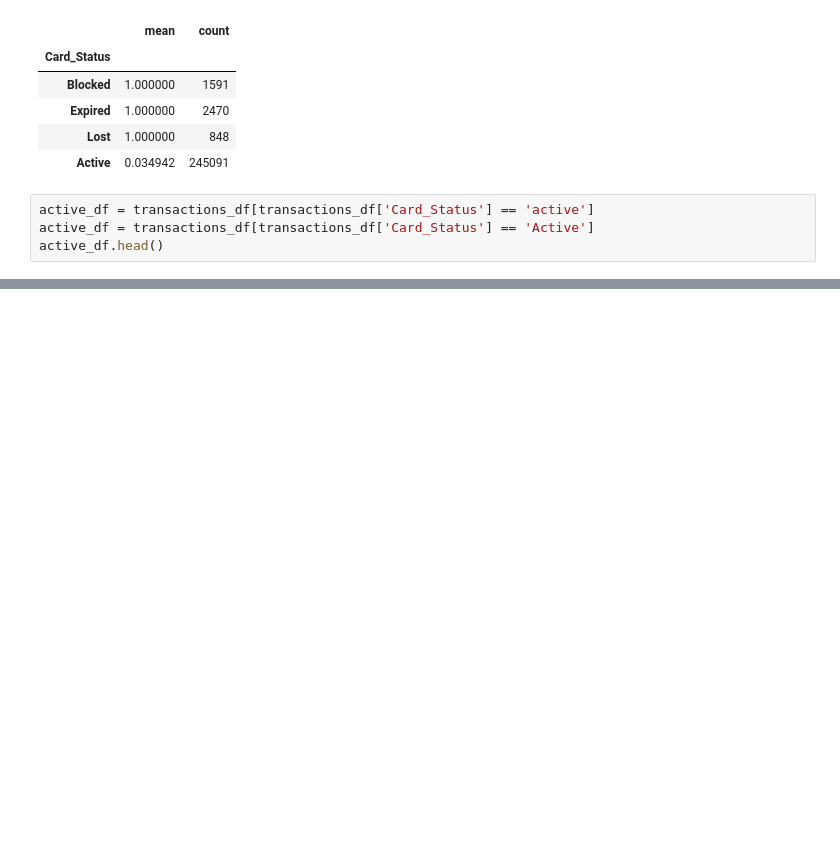
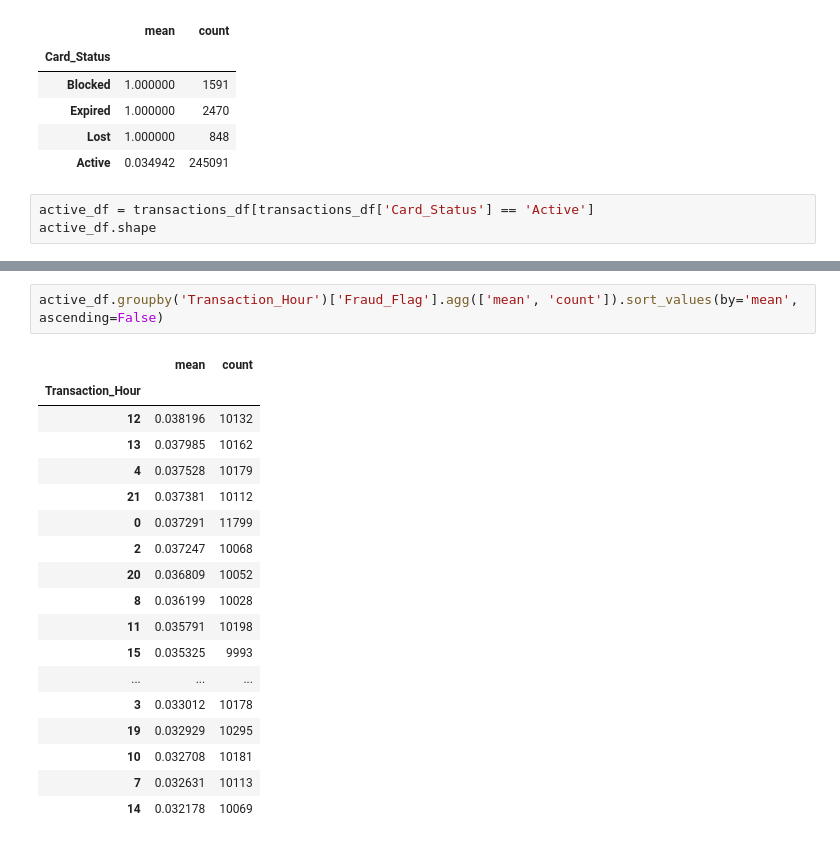
Before and after one commit to Kanjerih/Indian-Financial-Fraud, a Jupyter notebook: Indian-Financial-Fraud.ipynb, the cells around one changed output, grey strips where cells are left out. Cells and saved outputs as stored; diff of their text form; blank space fills up the shorter version.

```diff
--- a/Indian-Financial-Fraud.ipynb
+++ b/Indian-Financial-Fraud.ipynb
@@ -343,7 +343,6 @@ transactions_df.groupby('Card_Status')['Fraud_Flag'].agg(['mean', 'count']).sort
 | Lost | 1.000000 | 848 |
 | Active | 0.034942 | 245091 |
 # %%
-active_df = transactions_df[transactions_df['Card_Status'] == 'active']
 active_df = transactions_df[transactions_df['Card_Status'] == 'Active']
-active_df.head()
+active_df.shape
 # %% [output]
@@ -351,0 +363,21 @@ active_df.head()
+# %%
+active_df.groupby('Transaction_Hour')['Fraud_Flag'].agg(['mean', 'count']).sort_values(by='mean', ascending=False)
+# %% [output]
+|  | mean | count |
+| Transaction_Hour |  |  |
+| 12 | 0.038196 | 10132 |
+| 13 | 0.037985 | 10162 |
+| 4 | 0.037528 | 10179 |
+| 21 | 0.037381 | 10112 |
+| 0 | 0.037291 | 11799 |
+| 2 | 0.037247 | 10068 |
+| 20 | 0.036809 | 10052 |
+| 8 | 0.036199 | 10028 |
+| 11 | 0.035791 | 10198 |
+| 15 | 0.035325 | 9993 |
+| ... | ... | ... |
+| 3 | 0.033012 | 10178 |
+| 19 | 0.032929 | 10295 |
+| 10 | 0.032708 | 10181 |
+| 7 | 0.032631 | 10113 |
+| 14 | 0.032178 | 10069 |
```
Also changed, not shown: parts of 9 cells of this notebook.
